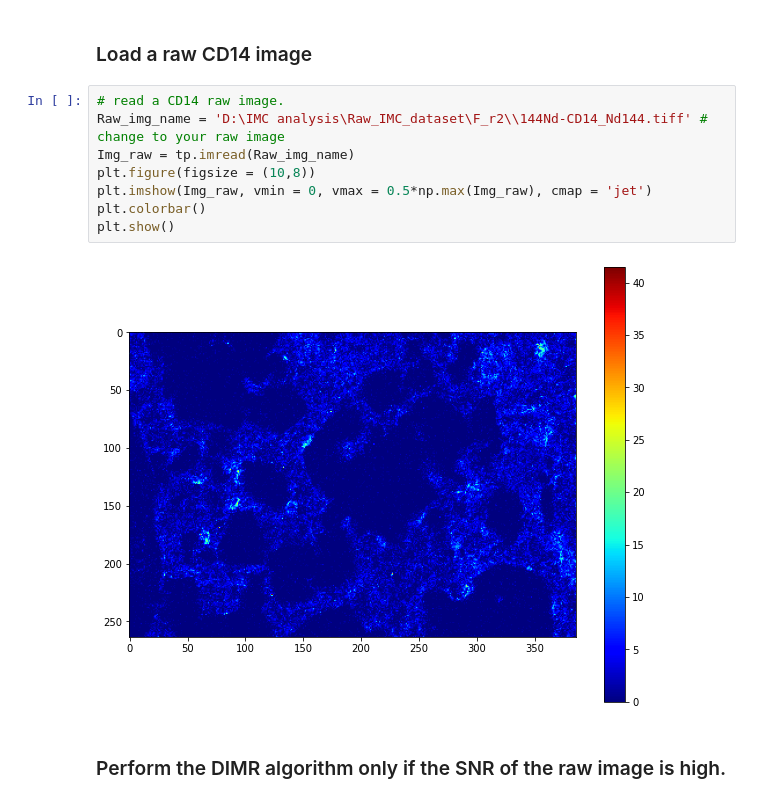
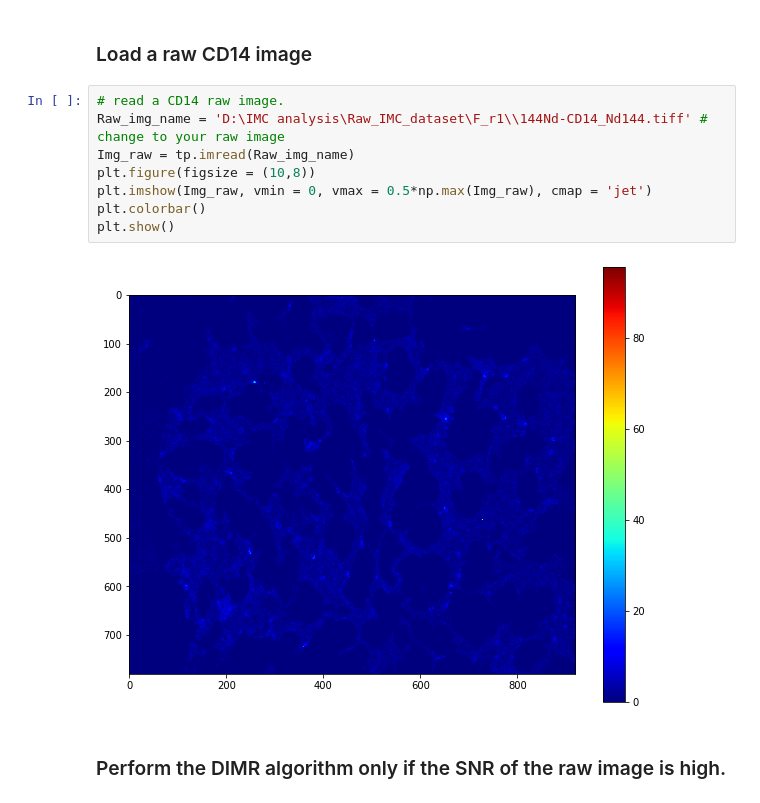
Before and after one commit to PENGLU-WashU/IMC_Denoise, a Jupyter notebook: Jupyter_Notebook_examples/IMC_Denoise_Predict.ipynb, the cells around one changed output. Drawn from its saved outputs; the diff is of its cells as text.

```diff
--- a/Jupyter_Notebook_examples/IMC_Denoise_Predict.ipynb
+++ b/Jupyter_Notebook_examples/IMC_Denoise_Predict.ipynb
@@ -27,14 +27,14 @@ Pre-calculated range value file D:\IMC_Denoise\Jupyter_Notebook_examples\trained
 ### Load a raw CD14 image
 # %%
 # read a CD14 raw image.
-Raw_img_name = 'D:\IMC analysis\Raw_IMC_dataset\F_r2\\144Nd-CD14_Nd144.tiff' # change to your raw image
+Raw_img_name = 'D:\IMC analysis\Raw_IMC_dataset\F_r1\\144Nd-CD14_Nd144.tiff' # change to your raw image
 Img_raw = tp.imread(Raw_img_name)
 plt.figure(figsize = (10,8))
 plt.imshow(Img_raw, vmin = 0, vmax = 0.5*np.max(Img_raw), cmap = 'jet')
 plt.colorbar()
 plt.show()
 # %% [output]
-[figure, old version]
+[figure, new version]
 # %% [markdown]
 ### Perform the DIMR algorithm only if the SNR of the raw image is high.
 # %%
```
Also changed, not shown: parts of 2 cells of this notebook, 1 other file.
